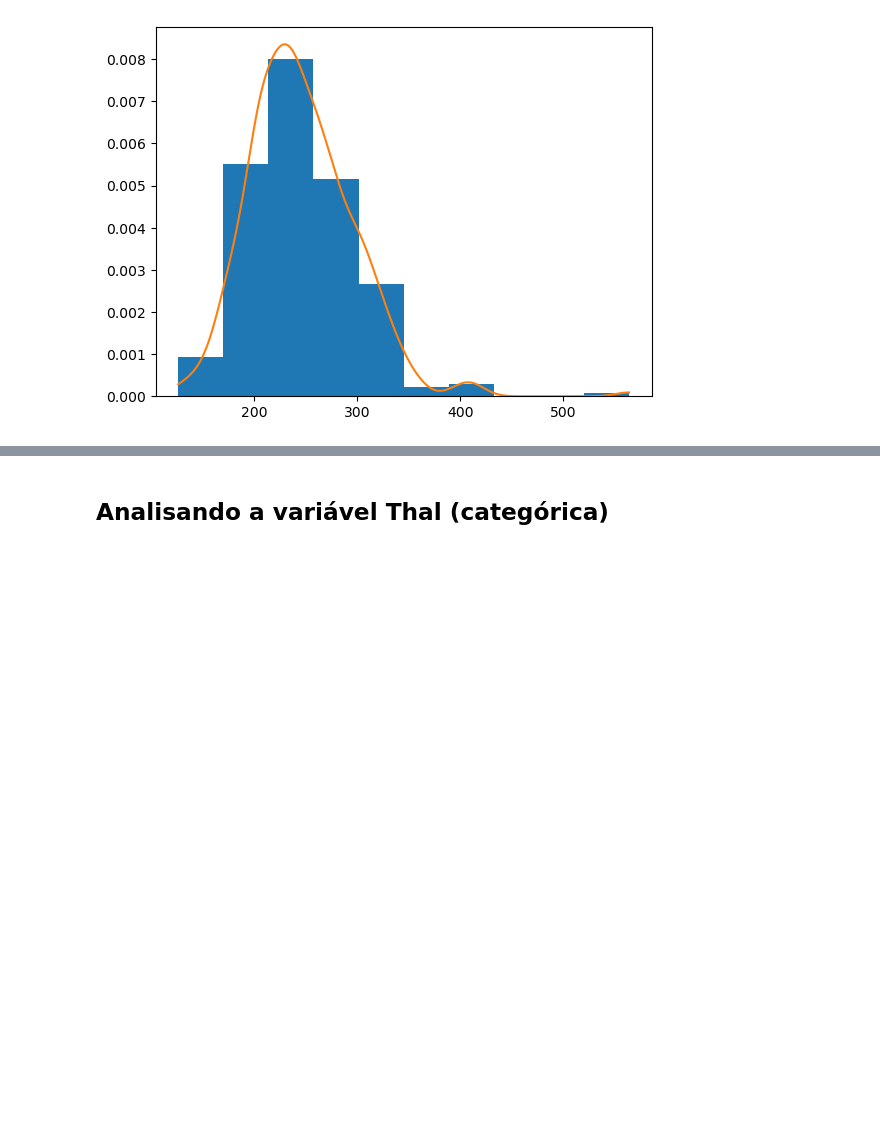
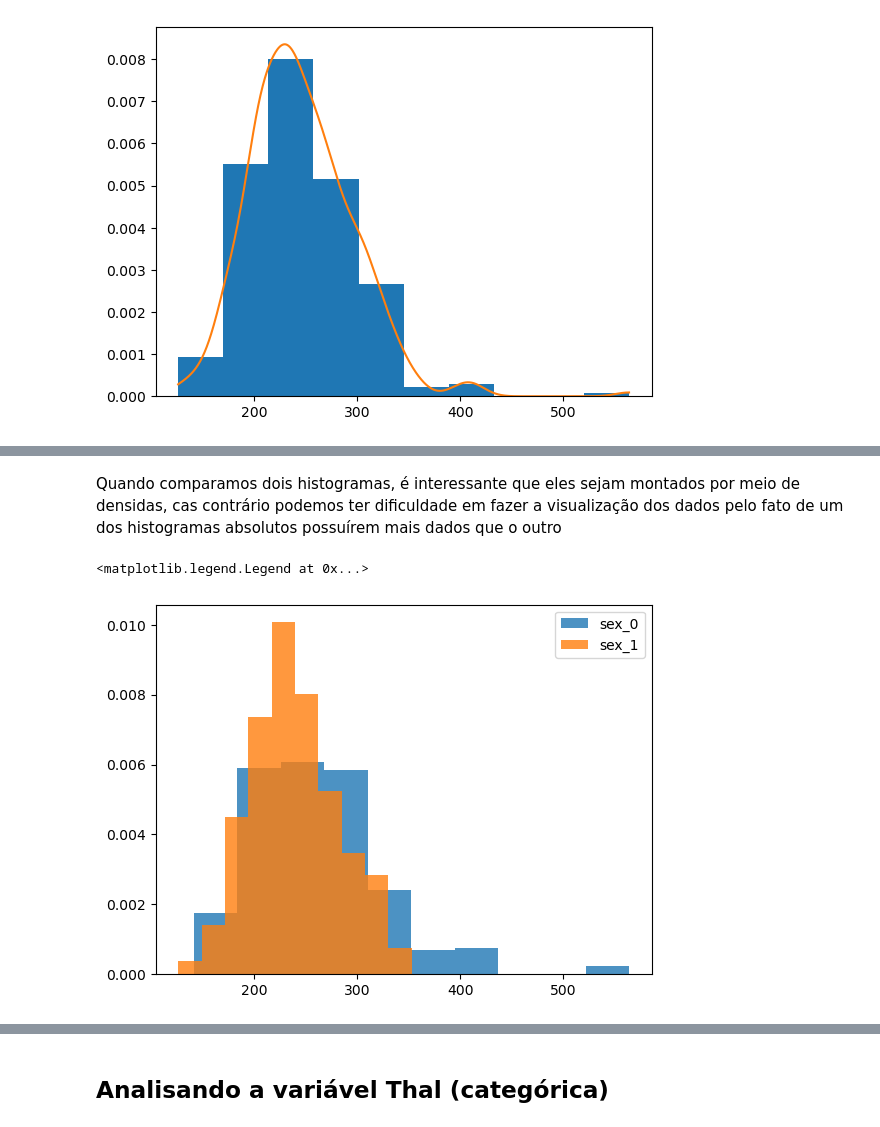
Before and after one commit to leandroneckel/aulas_data_science, a Jupyter notebook: Notebooks/Unidade 1/analise01.ipynb, the cells around one changed output, grey strips where cells are left out. Drawn from its saved outputs; the diff is of its cells as text; code cells hidden in the pictures; blank space fills up the shorter version.

```diff
--- a/Notebooks/Unidade 1/analise01.ipynb
+++ b/Notebooks/Unidade 1/analise01.ipynb
@@ -155,0 +229,9 @@ plt.plot(x,densidade(x))
+# %% [markdown]
+Quando comparamos dois histogramas, é interessante que eles sejam montados por meio de densidas, cas contrário podemos ter dificuldade em fazer a visualização dos dados pelo fato de um dos histogramas absolutos possuírem mais dados que o outro
+# %%
+plt.hist(sex_0.chol,alpha = 0.8,density=True)
+plt.hist(sex_1.chol,alpha = 0.8,density=True)
+plt.legend(['sex_0','sex_1'])
+# %% [output]
+<matplotlib.legend.Legend at 0x...>
+[figure, added]
```
Also changed, not shown: parts of 12 cells of this notebook, 1 other file.
